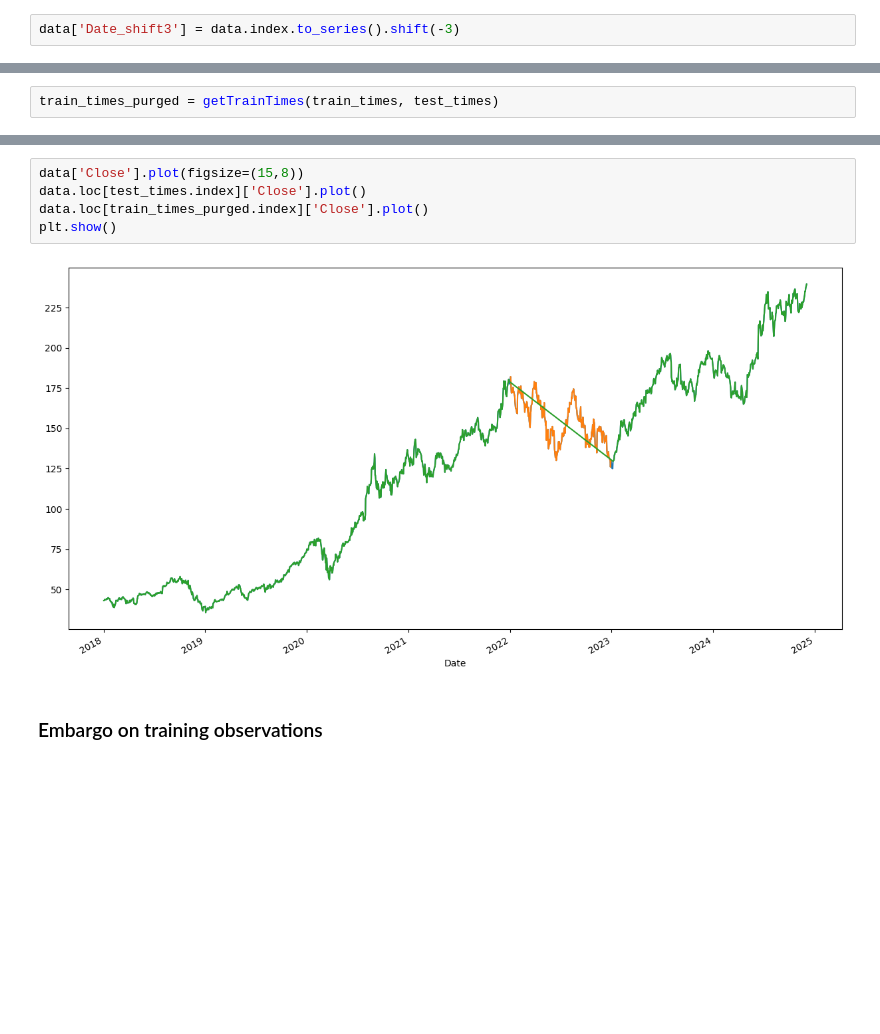
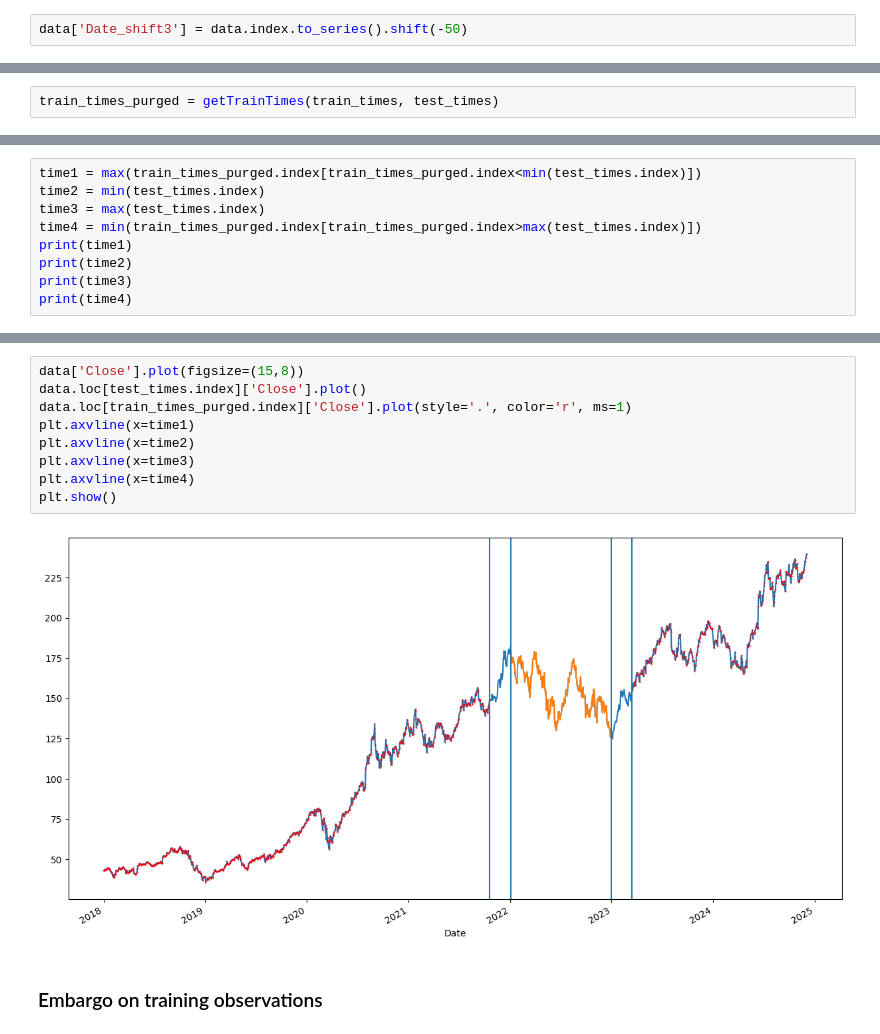
Before and after one commit to Goooo4it/Advances-in-Financial-Machine-Learning, a Jupyter notebook: 7.Cross_Validation.ipynb, the cells around one changed output, grey strips where cells are left out. Drawn from its saved outputs; the diff is of its cells as text; blank space fills up the shorter version.

Commit message:
add vertical lines for the boundaries times of purging

```diff
--- a/7.Cross_Validation.ipynb
+++ b/7.Cross_Validation.ipynb
@@ -42,7 +42,7 @@ def getTrainTimes(t1, testTimes):
         trn = trn.drop(df0.union(df1).union(df2))
     return trn
 # %%
-data['Date_shift3'] = data.index.to_series().shift(-3)
+data['Date_shift3'] = data.index.to_series().shift(-50)
 # %%
 test_times_idx = data.index[(data.index>='2022-01-01')&(data.index<='2022-12-31')]
 test_times = data.loc[test_times_idx]['Date_shift3']
@@ -67,0 +52,9 @@ Name: Date_shift3, Length: 1484, dtype: datetime64[ns]
+# %%
+time1 = max(train_times_purged.index[train_times_purged.index<min(test_times.index)])
+time2 = min(test_times.index)
+time3 = max(test_times.index)
+time4 = min(train_times_purged.index[train_times_purged.index>max(test_times.index)])
+print(time1)
+print(time2)
+print(time3)
+print(time4)
@@ -68,10 +66,14 @@ Name: Date_shift3, Length: 1484, dtype: datetime64[ns]
 # %%
 data['Close'].plot(figsize=(15,8))
 data.loc[test_times.index]['Close'].plot()
-data.loc[train_times_purged.index]['Close'].plot()
+data.loc[train_times_purged.index]['Close'].plot(style='.', color='r', ms=1)
+plt.axvline(x=time1)
+plt.axvline(x=time2)
+plt.axvline(x=time3)
+plt.axvline(x=time4)
 plt.show()
 # %% [output]
-[figure, old version]
+[figure, new version]
 # %% [markdown]
 ### Embargo on training observations
 # %%
```
Also changed, not shown: parts of 2 cells of this notebook.
